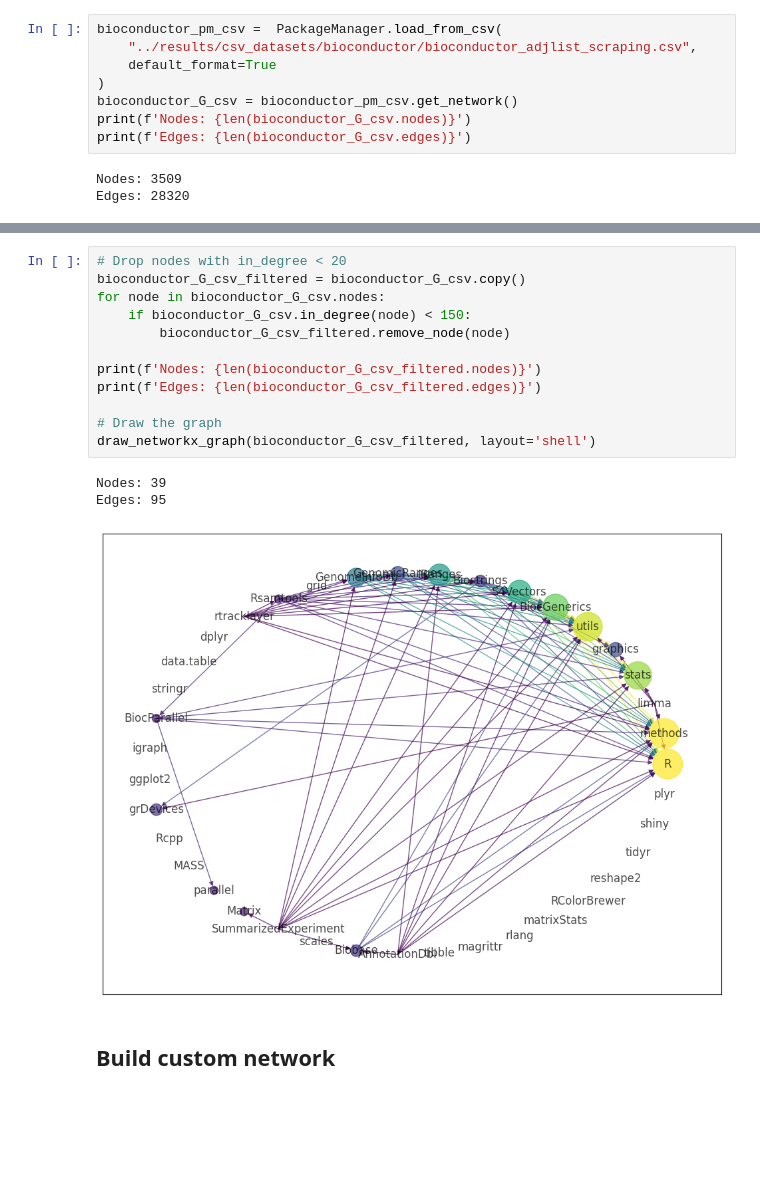
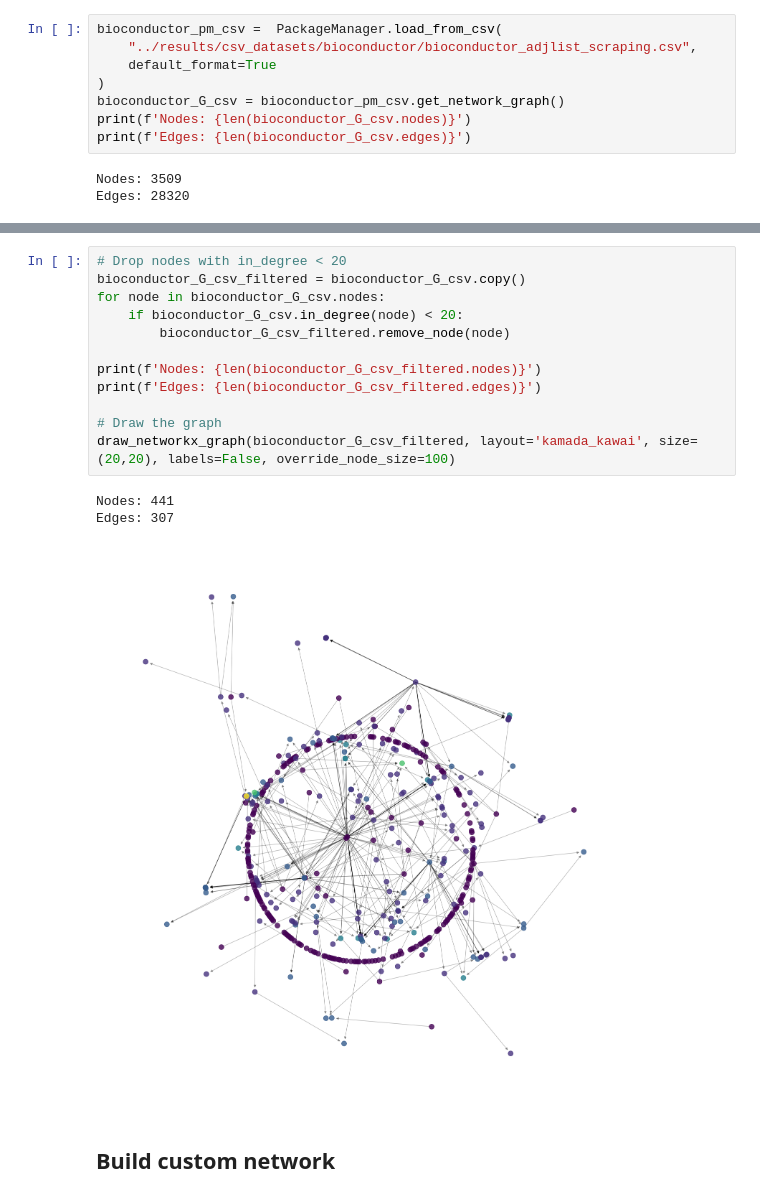
Before and after one commit to dab0012/olivia, a Jupyter notebook: notebooks/olivia_finder/Olivia Finder - Usage.ipynb, the cells around one changed output, grey strips where cells are left out. Drawn from its saved outputs; the diff is of its cells as text; blank space fills up the shorter version.

```diff
--- a/notebooks/olivia_finder/Olivia Finder - Usage.ipynb
+++ b/notebooks/olivia_finder/Olivia Finder - Usage.ipynb
@@ -70,7 +70,7 @@ bioconductor_pm_csv =  PackageManager.load_from_csv(
     "../results/csv_datasets/bioconductor/bioconductor_adjlist_scraping.csv",
     default_format=True
 )
-bioconductor_G_csv = bioconductor_pm_csv.get_network()
+bioconductor_G_csv = bioconductor_pm_csv.get_network_graph()
 print(f'Nodes: {len(bioconductor_G_csv.nodes)}')
 print(f'Edges: {len(bioconductor_G_csv.edges)}')
 # %% [output]
@@ -123,19 +166,19 @@ plot_degree_distribution(bioconductor_G_loaded, "Bioconductor - Loaded")
 # %%
 # Drop nodes with in_degree < 20
 bioconductor_G_csv_filtered = bioconductor_G_csv.copy()
 for node in bioconductor_G_csv.nodes:
-    if bioconductor_G_csv.in_degree(node) < 150:
+    if bioconductor_G_csv.in_degree(node) < 20:
         bioconductor_G_csv_filtered.remove_node(node)
 
 print(f'Nodes: {len(bioconductor_G_csv_filtered.nodes)}')
 print(f'Edges: {len(bioconductor_G_csv_filtered.edges)}')
 
 # Draw the graph
-draw_networkx_graph(bioconductor_G_csv_filtered, layout='shell')
+draw_networkx_graph(bioconductor_G_csv_filtered, layout='kamada_kawai', size=(20,20), labels=False, override_node_size=100)
 # %% [output]
-Nodes: 39
-Edges: 95
+Nodes: 441
+Edges: 307
-[figure, old version]
+[figure, new version]
 # %% [markdown]
 ## Build custom network
 # %% [markdown]
```
Also changed, not shown: parts of 8 cells of this notebook, 2 other files.
